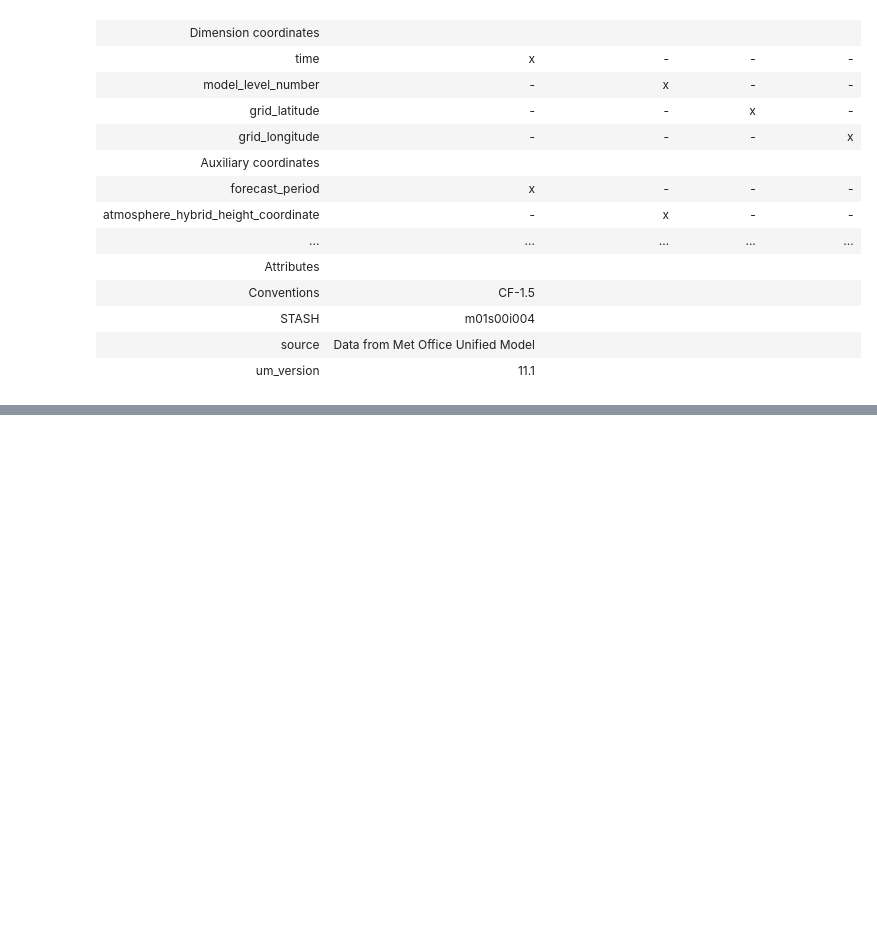
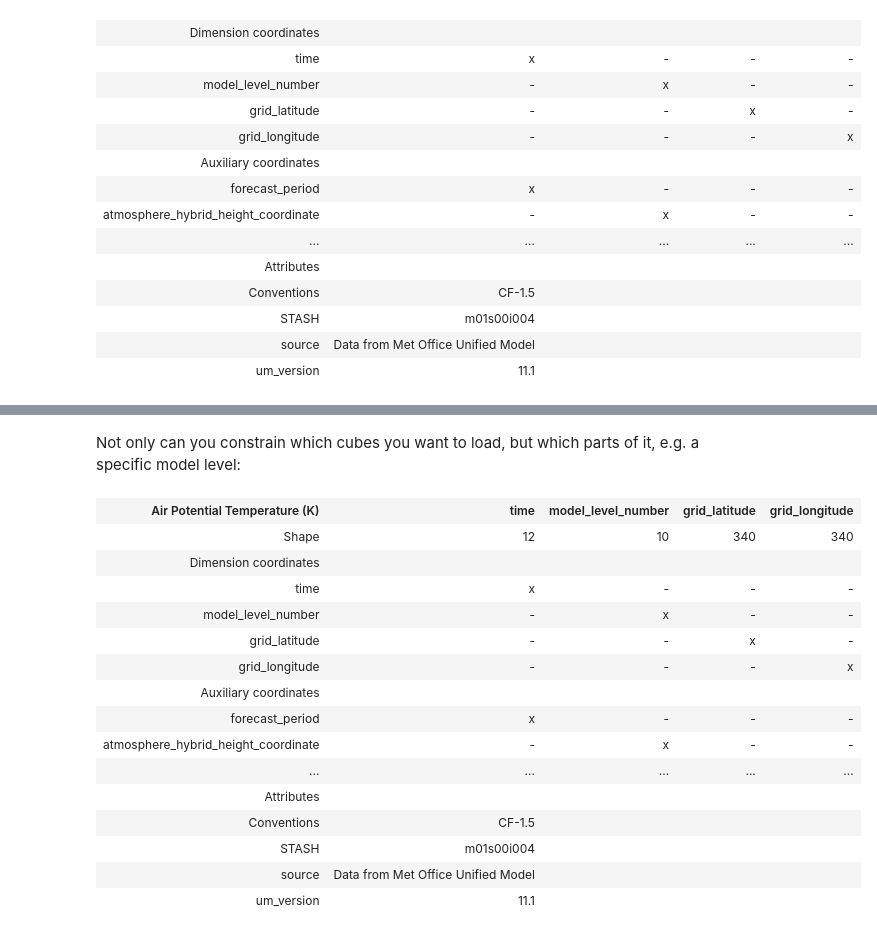
Before and after one commit to ueapy/ppd_python, a Jupyter notebook: notebooks/15-Iris-Python.ipynb, the cells around one changed output, grey strips where cells are left out. Cells and saved outputs as stored; diff of their text form; code cells hidden in the pictures; blank space fills up the shorter version.

Commit message:
completed cube loading introductory session in iris notebook

```diff
--- a/notebooks/15-Iris-Python.ipynb
+++ b/notebooks/15-Iris-Python.ipynb
@@ -69,0 +73,4 @@ cube
+# %%
+name_constraint = iris.AttributeConstraint(STASH = 'm01s00i004')
+cube = iris.load(path_to_data, constraint)
+cube
@@ -69,0 +102,3 @@ cube
+# %%
+cube = iris.load_cube(path_to_data, constraint)
+cube
@@ -69,0 +122,24 @@ cube
+# %% [markdown]
+Not only can you constrain which cubes you want to load, but which parts of it, e.g. a specific model level:
+# %%
+level_constraint = iris.Constraint(model_level_number = np.arange(0,10))
+
+cube10 = iris.load(path_to_data, name_constraint & level_constraint)[0]
+cube10
+# %% [output]
+| Air Potential Temperature (K) | time | model_level_number | grid_latitude | grid_longitude |
+| Shape | 12 | 10 | 340 | 340 |
+| Dimension coordinates |  |  |  |  |
+| time | x | - | - | - |
+| model_level_number | - | x | - | - |
+| grid_latitude | - | - | x | - |
+| grid_longitude | - | - | - | x |
+| Auxiliary coordinates |  |  |  |  |
+| forecast_period | x | - | - | - |
+| atmosphere_hybrid_height_coordinate | - | x | - | - |
+| ... | ... | ... | ... | ... |
+| Attributes |  |  |  |  |
+| Conventions | CF-1.5 |  |  |  |
+| STASH | m01s00i004 |  |  |  |
+| source | Data from Met Office Unified Model |  |  |  |
+| um_version | 11.1 |  |  |  |
```
Also changed, not shown: parts of 12 cells of this notebook.
